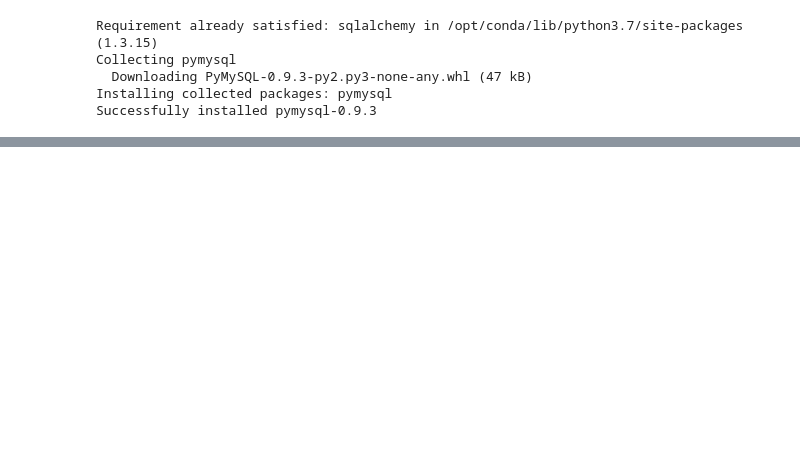
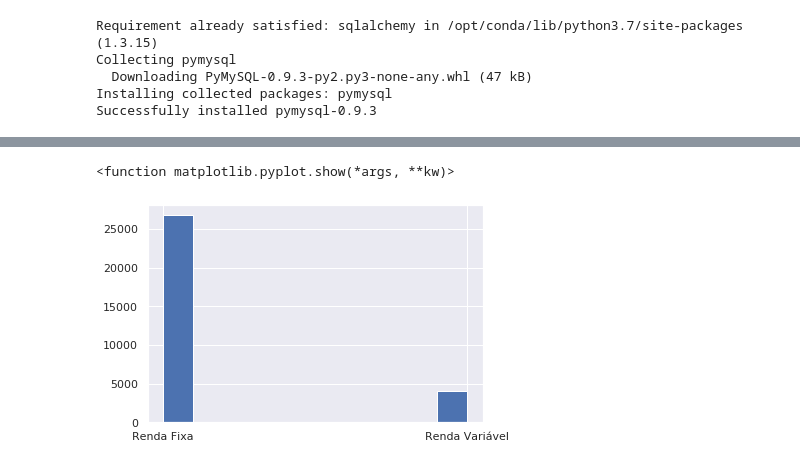
Before and after one commit to flph2/fiap_hackaton, a Jupyter notebook: notebooks/felipe_santos.ipynb, the cells around one changed output, grey strips where cells are left out. Saved outputs shown, nothing was run; the diff lists cells and outputs as text; code cells hidden in the pictures; blank space fills up the shorter version.

```diff
--- a/notebooks/felipe_santos.ipynb
+++ b/notebooks/felipe_santos.ipynb
@@ -28,0 +67,9 @@ pageViews.head()
+# %%
+plt.figure()
+pc = perfilCliente.FamiliaCarteira
+pc.dropna(inplace=True)
+plt.hist(pc)
+plt.show
+# %% [output]
+<function matplotlib.pyplot.show(*args, **kw)>
+[figure, added]
```
Also changed, not shown: parts of 9 cells of this notebook, 5 other files.
